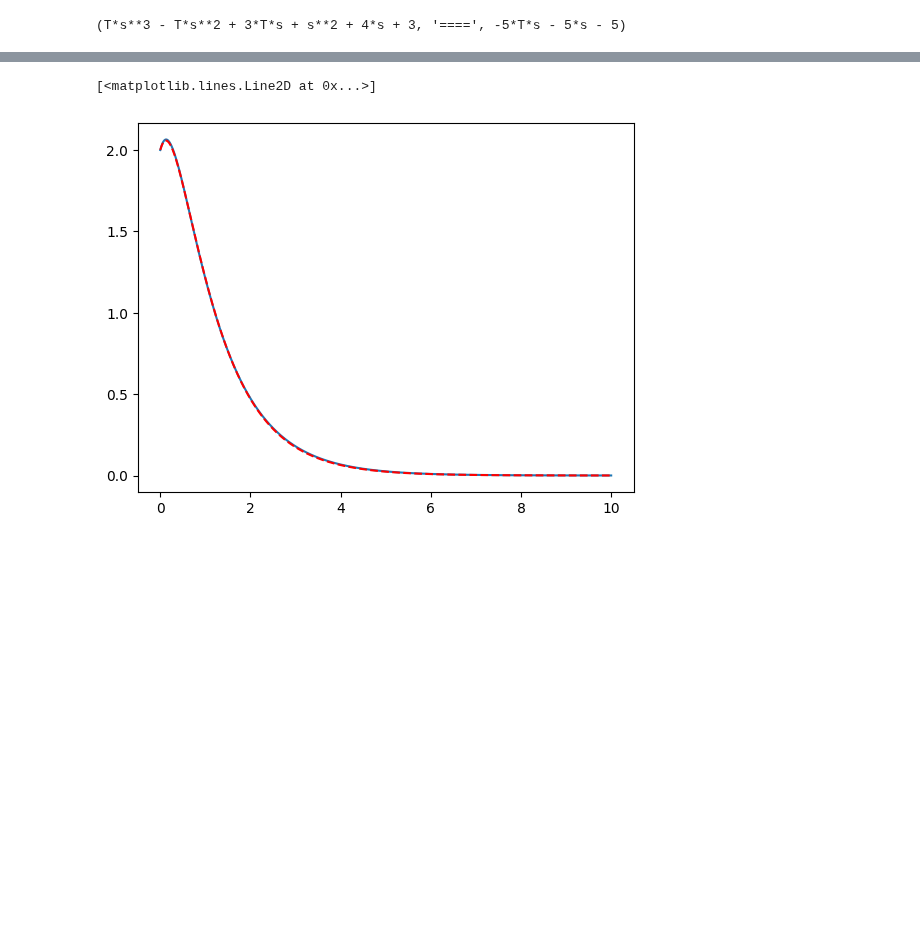
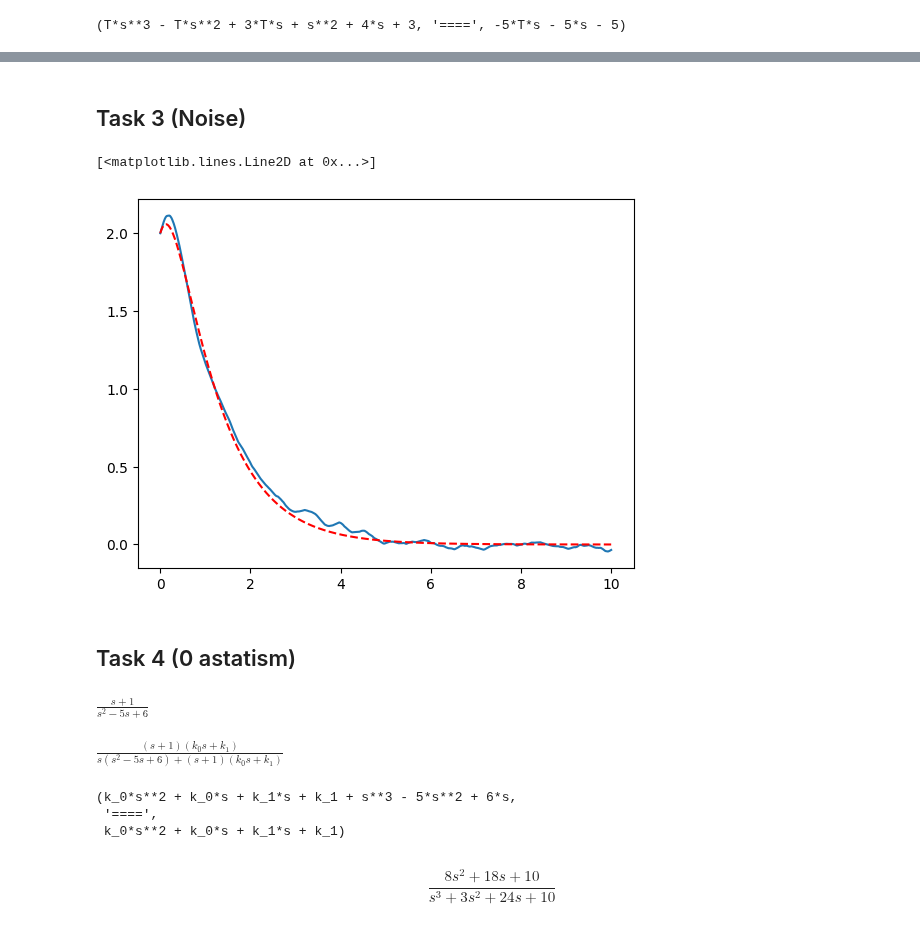
Before and after one commit to diuzhevVlad/control-theory-itmo-2023-2024, a Jupyter notebook: Lab4/Lab4.ipynb, the cells around one changed output, grey strips where cells are left out. Cells and saved outputs as stored; diff of their text form; code cells hidden in the pictures; blank space fills up the shorter version.

Commit message:
task2 completed, scratch for 4 & 5 added

```diff
--- a/Lab4/Lab4.ipynb
+++ b/Lab4/Lab4.ipynb
@@ -115,3 +109,7 @@ $$\frac{-505 s - 500}{s^3 + 99 s^2 + 403 s + 300}$$
+# %%
+full_tfs_2  = []
+for i in range(len(T_vals)):
+    full_tfs_2.append(ctrl.tf(num_coeffs[i],denom_coeffs[i]))
 # %%
 def set_y_initials(ss, init):
     x_1, x_2, x_3 = sympy.symbols("x_1 x_2 x_3")
@@ -122,5 +120,6 @@ def set_y_initials(ss, init):
     ])
     return list(map(float,[sol[x_1],sol[x_2],sol[x_3]]))
 # %%
-ss_sys = ctrl.canonical_form(ctrl.tf2ss(full_tf_2),"reachable")
-ss_sys[0]
+ss_sys = []
+for i in range(len(T_vals)):
+    ss_sys.append(ctrl.canonical_form(ctrl.tf2ss(full_tfs_2[i]),"reachable")[0])
@@ -137,4 +126,17 @@ $$
 # %%
 modeling_time_2 = 10 # sec
 time_2 = np.linspace(0,modeling_time_2,int(modeling_time_2/dt))
-init_state_2 = set_y_initials(ss_sys[0],[2,1,0])
+init_states_2 = []
+for i in range(len(T_vals)):
+    init_states_2.append(set_y_initials(ss_sys[i],[2,1,0]))
+# %%
+y_2_closed = []
+y_2_closed.append(ctrl.initial_response(ss_sys[0],time_2,init_states_2[0]).outputs)
+y_2_closed.append(ctrl.initial_response(ss_sys[1],time_2,init_states_2[1]).outputs)
+y_2_closed.append(ctrl.initial_response(ss_sys[2],time_2,init_states_2[2]).outputs)
+
+fig, ax = plt.subplots(1, 3, figsize=(15, 5))
+for i in range(len(T_vals)):
+    ax[i].plot(time_2,y_2_closed[i])
+    ax[i].plot(time_2, 3.5 * np.exp(-time_2) - 1.5 * np.exp(-3*time_2),"r--")
+    ax[i].grid(True)
@@ -141,7 +145,11 @@ init_state_2 = set_y_initials(ss_sys[0],[2,1,0])
+# %% [markdown]
+## Task 3 (Noise)
 # %%
-y_2_closed = ctrl.initial_response(ss_sys[0],time_2,init_state_2).outputs
-plt.plot(time_2,y_2_closed)
+noise = np.zeros_like(time_2)
+for i in range(len(time_2)// 10):
+    noise[10*i] = np.random.normal(0,1)
+plt.plot(time_2,ctrl.forced_response(ss_sys[0],time_2,noise,init_states_2[0]).outputs)
 plt.plot(time_2, 3.5 * np.exp(-time_2) - 1.5 * np.exp(-3*time_2),"r--")
 # %% [output]
 [<matplotlib.lines.Line2D at 0x...>]
-[figure, old version]
+[figure, new version]
@@ -162,0 +156,7 @@ plt.plot(time_2, 3.5 * np.exp(-time_2) - 1.5 * np.exp(-3*time_2),"r--")
+# %% [markdown]
+## Task 4 (0 astatism)
+# %%
+W_3 = (s + 1) / (s**2 - 5*s + 6)
+W_3
+# %% [output]
+$\displaystyle \frac{s + 1}{s^{2} - 5 s + 6}$
@@ -162,0 +167,12 @@ plt.plot(time_2, 3.5 * np.exp(-time_2) - 1.5 * np.exp(-3*time_2),"r--")
+# %%
+W_f = W_3 * W_reg/(1+ W_reg*W_3)
+W_f.simplify()
+# %% [output]
+$\displaystyle \frac{\left(s + 1\right) \left(k_{0} s + k_{1}\right)}{s \left(s^{2} - 5 s + 6\right) + \left(s + 1\right) \left(k_{0} s + k_{1}\right)}$
+# %%
+num, den = sympy.fraction(W_f.simplify())
+den.expand(),"====", num.expand()
+# %% [output]
+(k_0*s**2 + k_0*s + k_1*s + k_1 + s**3 - 5*s**2 + 6*s,
+ '====',
+ k_0*s**2 + k_0*s + k_1*s + k_1)
@@ -162,0 +182,5 @@ plt.plot(time_2, 3.5 * np.exp(-time_2) - 1.5 * np.exp(-3*time_2),"r--")
+# %%
+tf_3 = ctrl.tf(num_k,denom_k)
+tf_3
+# %% [output]
+$$\frac{8 s^2 + 18 s + 10}{s^3 + 3 s^2 + 24 s + 10}$$
```
Also changed, not shown: parts of 14 cells of this notebook.
